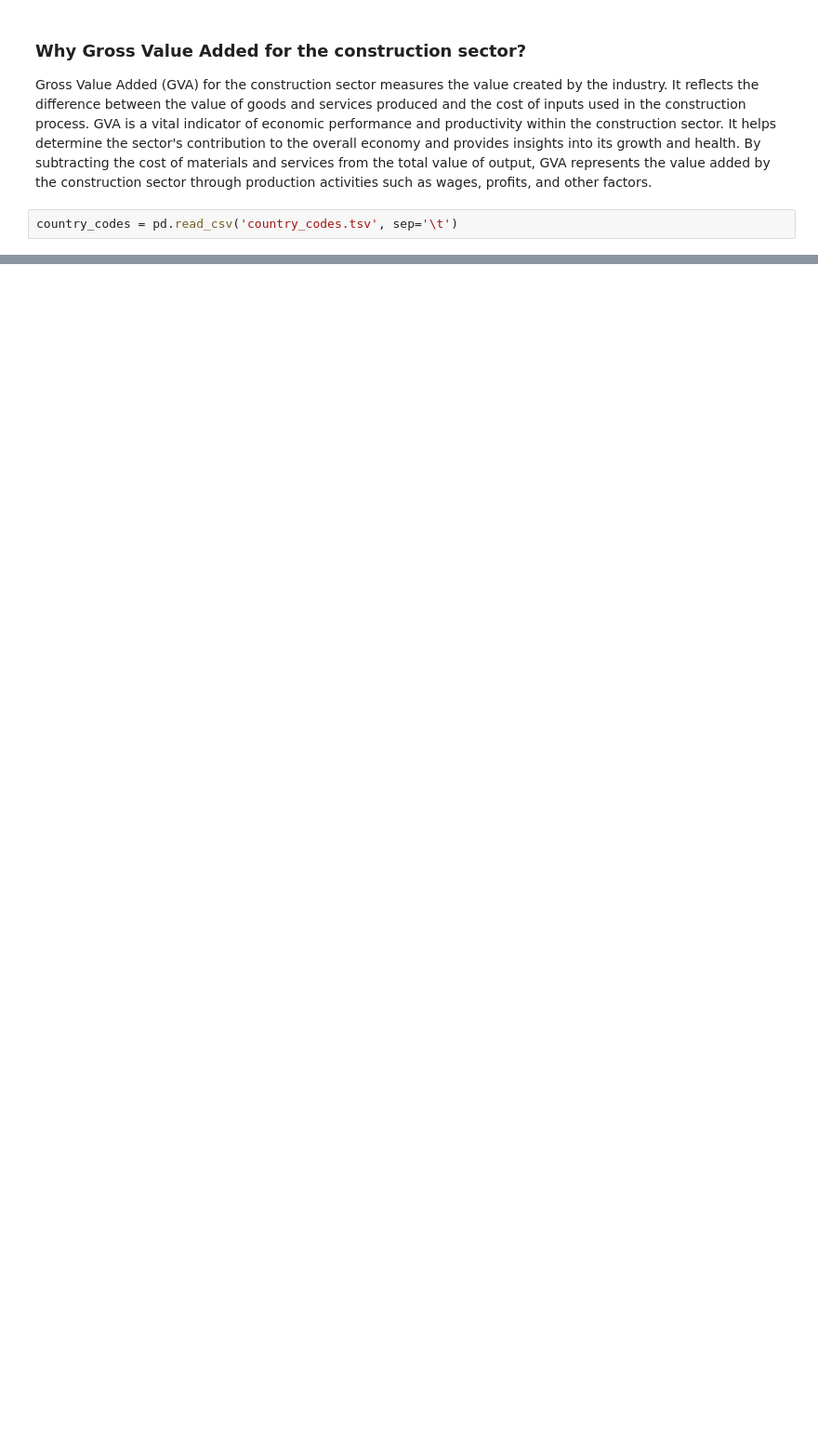
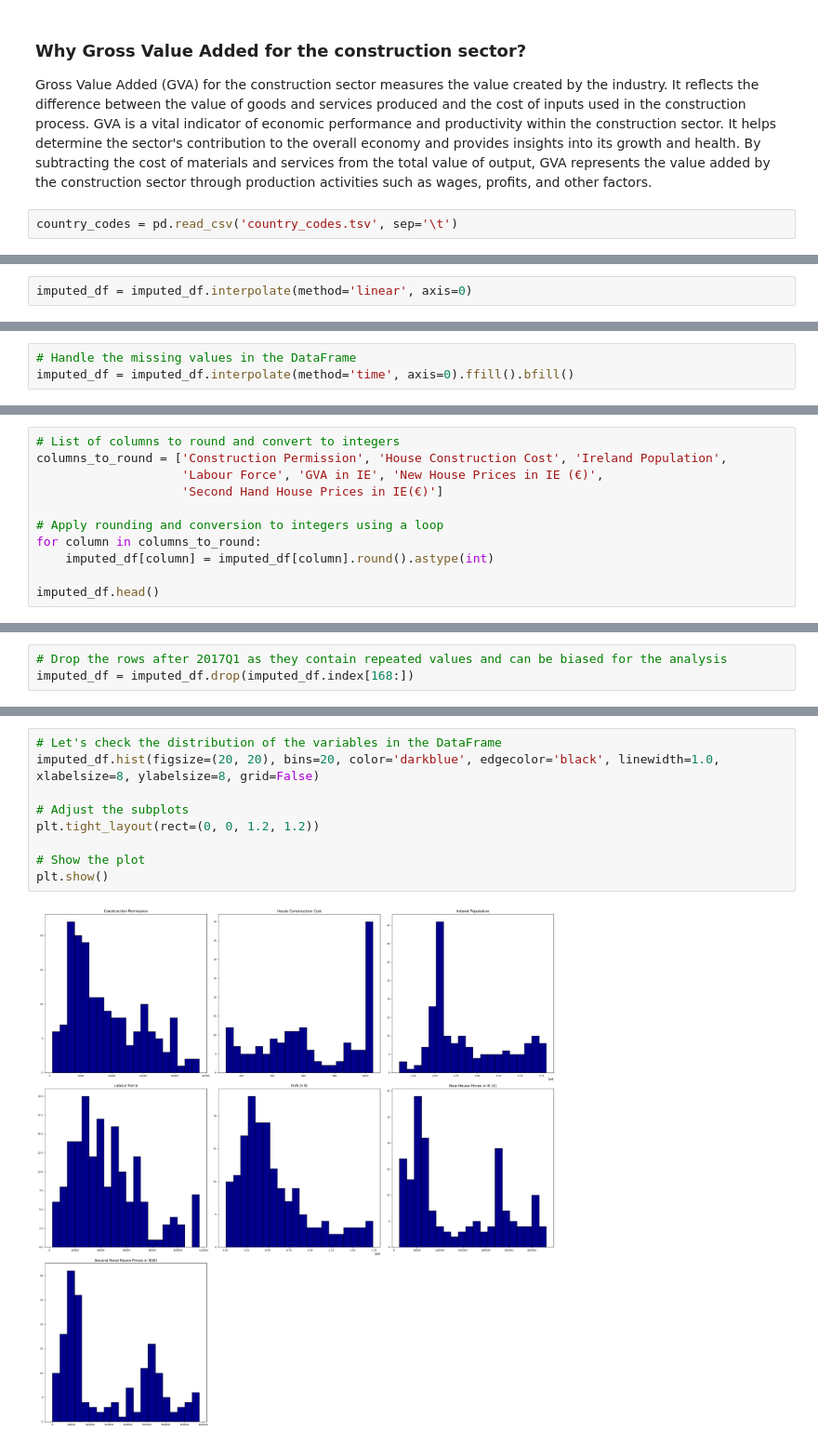
Before and after one commit to kgntmr/ASSIGNMENT-FOR-CONSTRUCTION-CO, a Jupyter notebook: ASSIGNMENT-2.ipynb, the cells around one changed output, grey strips where cells are left out. Shown at 93% size. Drawn from its saved outputs; the diff is of its cells as text; blank space fills up the shorter version.

```diff
--- a/ASSIGNMENT-2.ipynb
+++ b/ASSIGNMENT-2.ipynb
@@ -187,0 +1243,2 @@ fig.show()
+# %%
+imputed_df = imputed_df.interpolate(method='linear', axis=0)
@@ -187,0 +1301,3 @@ fig.show()
+# %%
+# Handle the missing values in the DataFrame
+imputed_df = imputed_df.interpolate(method='time', axis=0).ffill().bfill()
@@ -187,0 +1314,11 @@ fig.show()
+# %%
+# List of columns to round and convert to integers
+columns_to_round = ['Construction Permission', 'House Construction Cost', 'Ireland Population',
+                    'Labour Force', 'GVA in IE', 'New House Prices in IE (€)',
+                    'Second Hand House Prices in IE(€)']
+
+# Apply rounding and conversion to integers using a loop
+for column in columns_to_round:
+    imputed_df[column] = imputed_df[column].round().astype(int)
+
+imputed_df.head()
@@ -187,0 +1343,3 @@ fig.show()
+# %%
+# Drop the rows after 2017Q1 as they contain repeated values and can be biased for the analysis
+imputed_df = imputed_df.drop(imputed_df.index[168:])
@@ -187,0 +1424,11 @@ fig.show()
+# %%
+# Let's check the distribution of the variables in the DataFrame
+imputed_df.hist(figsize=(20, 20), bins=20, color='darkblue', edgecolor='black', linewidth=1.0, xlabelsize=8, ylabelsize=8, grid=False)
+
+# Adjust the subplots
+plt.tight_layout(rect=(0, 0, 1.2, 1.2))
+
+# Show the plot
+plt.show()
+# %% [output]
+[figure, added]
```
Also changed, not shown: parts of 201 cells of this notebook.
